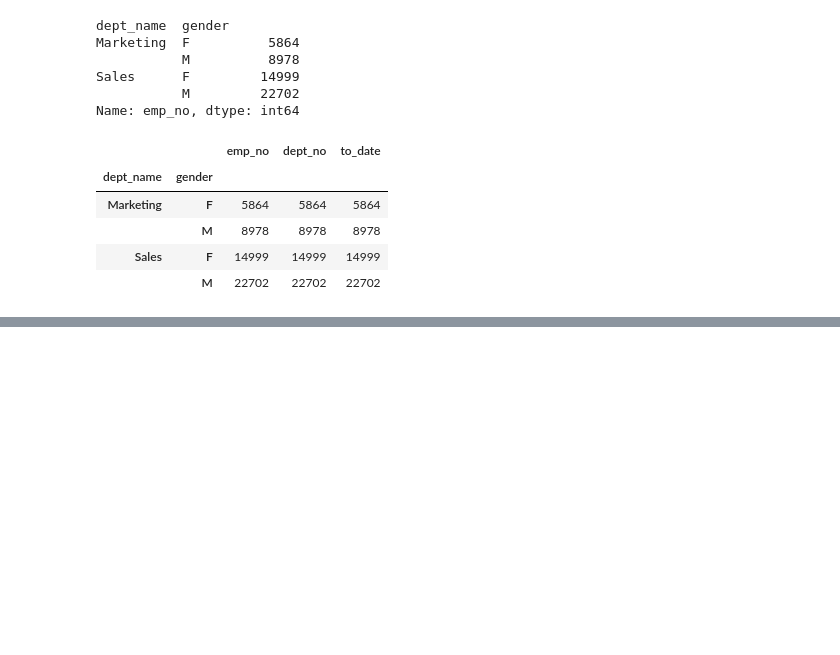
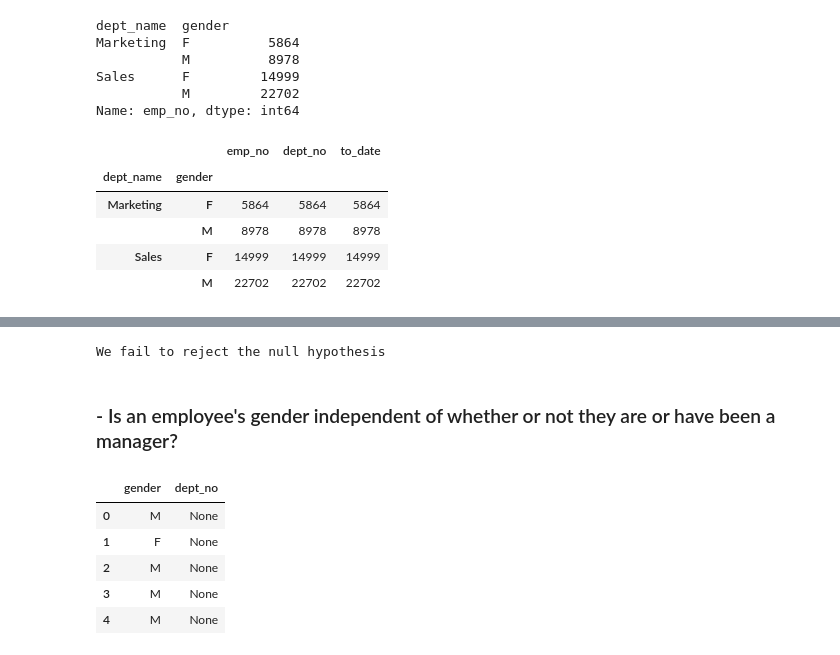
Before and after one commit to cindyvillanuevads/statistics-exercises, a Jupyter notebook: hypothesis_testing.ipynb, the cells around one changed output, grey strips where cells are left out. Saved outputs shown, nothing was run; the diff lists cells and outputs as text; code cells hidden in the pictures; blank space fills up the shorter version.

```diff
--- a/hypothesis_testing.ipynb
+++ b/hypothesis_testing.ipynb
@@ -1087,0 +1276,9 @@ df.groupby(["dept_name","gender"]).count()
+# %%
+if p < alpha:
+    print("We reject the hypothesis that", null_hypothesis)
+else:
+    print("We fail to reject the null hypothesis")
+# %% [output]
+We fail to reject the null hypothesis
+# %% [markdown]
+### - Is an employee's gender independent of whether or not they are or have been a manager?
@@ -1087,0 +1298,9 @@ df.groupby(["dept_name","gender"]).count()
+# %%
+manager_df.head()
+# %% [output]
+|  | gender | dept_no |
+| 0 | M | None |
+| 1 | F | None |
+| 2 | M | None |
+| 3 | M | None |
+| 4 | M | None |
```
Also changed, not shown: parts of 42 cells of this notebook.
